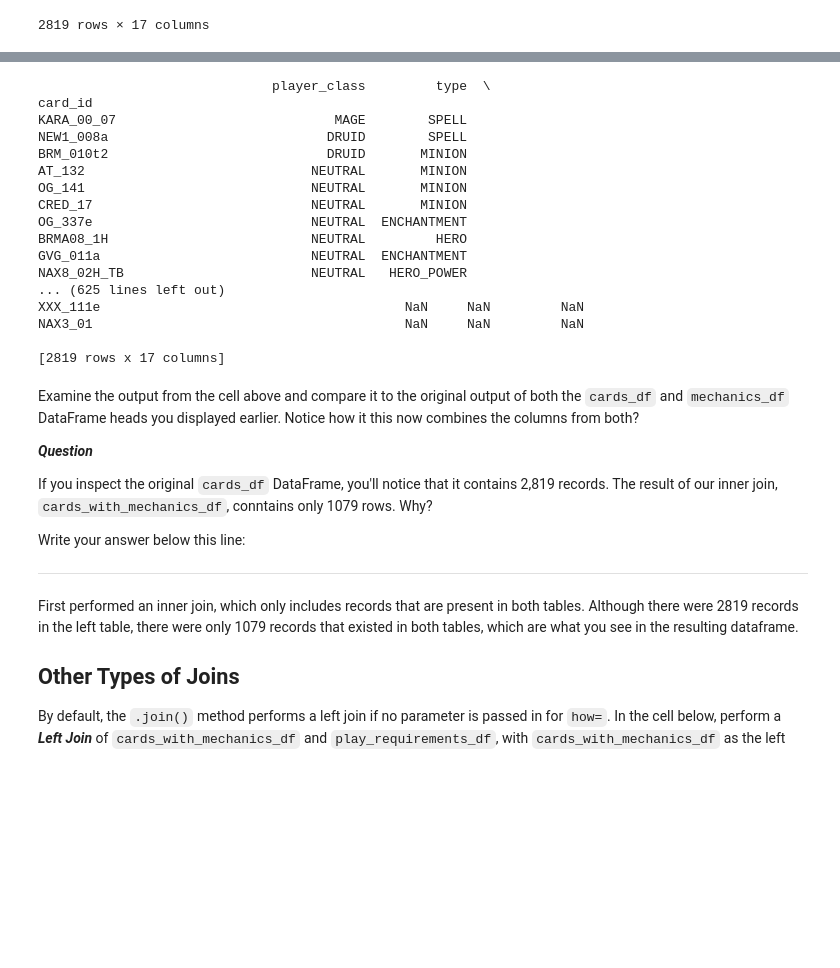
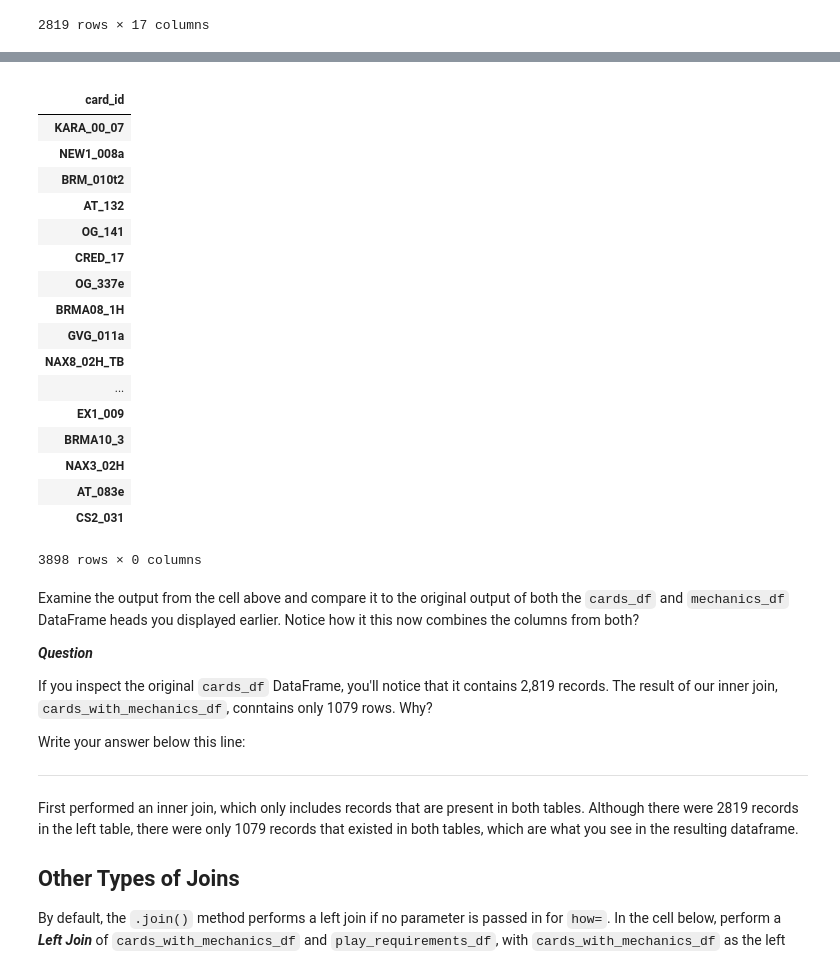
Before and after one commit to robblatt/dsc-combining-dataframes-pandas-lab-nyc-ds-career-042219, a Jupyter notebook: index.ipynb, the cells around one changed output, grey strips where cells are left out. Saved outputs shown, nothing was run; the diff lists cells and outputs as text; code cells hidden in the pictures; blank space fills up the shorter version.

```diff
--- a/index.ipynb
+++ b/index.ipynb
@@ -166,26 +166,28 @@ Pass in the following parameters:
 * the table you want to join with, `mechanics_df`
 * The `how` parameter set to the type of join you want, `'inner'`
 # %%
-cards_df = pd.concat([cards_df, mechanics_df], how='inner')
+cards_df = pd.concat([cards_df, mechanics_df], join='inner')
 cards_df
 # %% [output]
+|  |
+| card_id |
+| KARA_00_07 |
+| NEW1_008a |
+| BRM_010t2 |
+| AT_132 |
+| OG_141 |
+| CRED_17 |
+| OG_337e |
+| BRMA08_1H |
+| GVG_011a |
+| NAX8_02H_TB |
+| ... |
+| EX1_009 |
+| BRMA10_3 |
+| NAX3_02H |
+| AT_083e |
+| CS2_031 |
-                              player_class         type  \
-card_id
-KARA_00_07                            MAGE        SPELL
-NEW1_008a                            DRUID        SPELL
-BRM_010t2                            DRUID       MINION
-AT_132                             NEUTRAL       MINION
-OG_141                             NEUTRAL       MINION
-CRED_17                            NEUTRAL       MINION
-OG_337e                            NEUTRAL  ENCHANTMENT
-BRMA08_1H                          NEUTRAL         HERO
-GVG_011a                           NEUTRAL  ENCHANTMENT
-NAX8_02H_TB                        NEUTRAL   HERO_POWER
-... (625 lines left out)
-XXX_111e                                       NaN     NaN         NaN
-NAX3_01                                        NaN     NaN         NaN
-
-[2819 rows x 17 columns]
+3898 rows × 0 columns
 # %% [markdown]
 Examine the output from the cell above and compare it to the original output of both the `cards_df` and `mechanics_df` DataFrame heads you displayed earlier.  Notice how it this now combines the columns from both?
 
```
